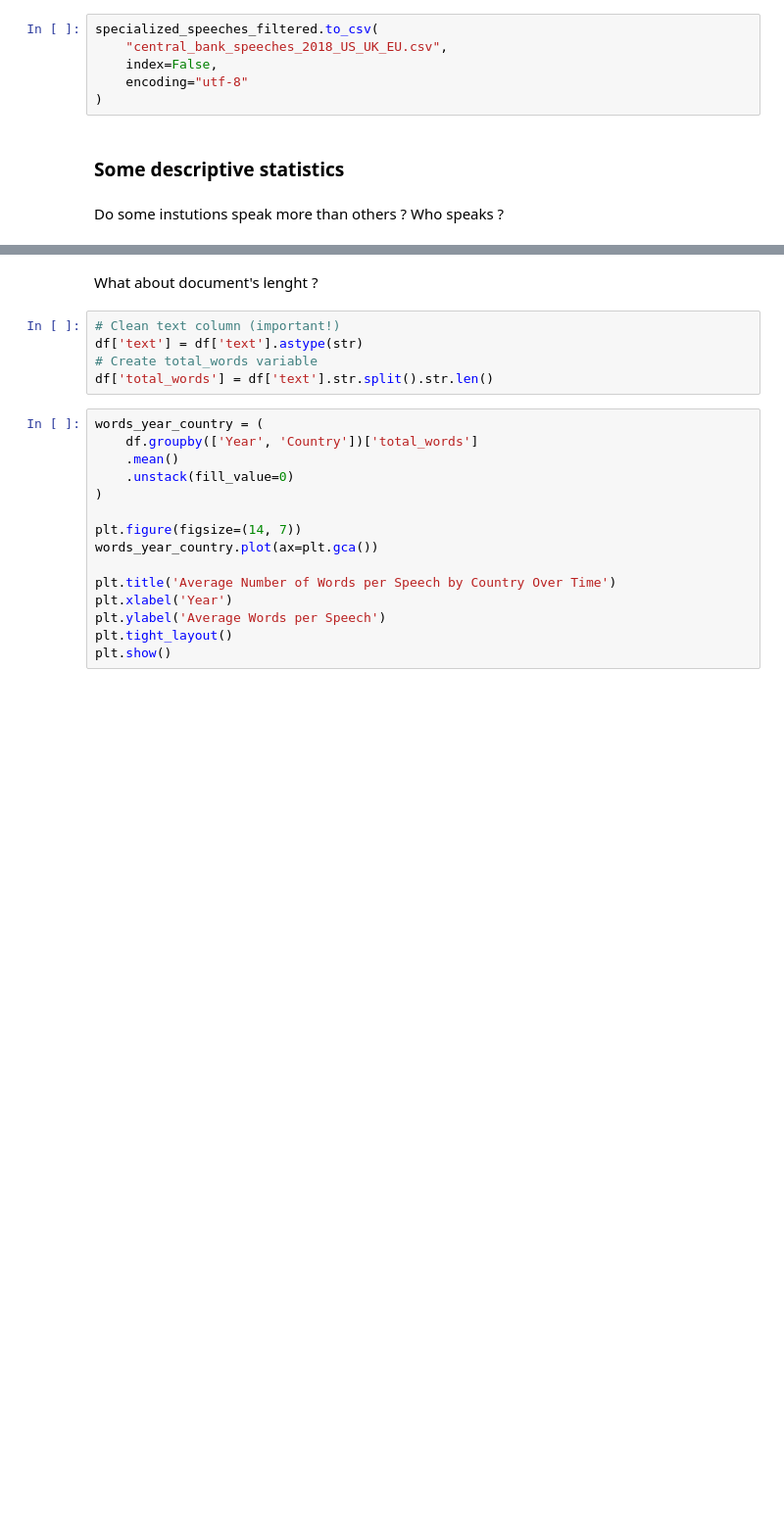
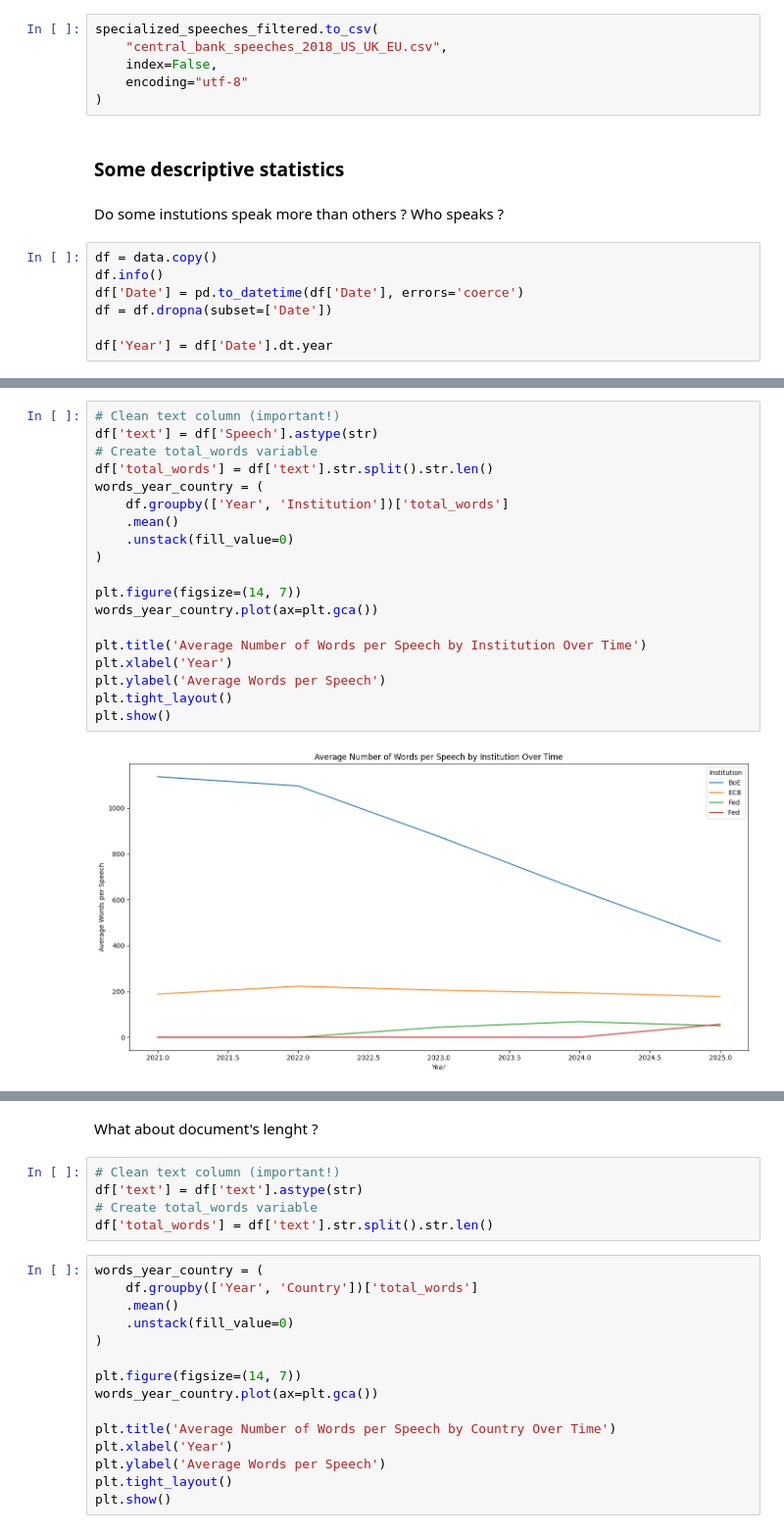
Before and after one commit to lelkamel/nlp_central_banks, a Jupyter notebook: lyna_work/topic_modelling.ipynb, the cells around one changed output, grey strips where cells are left out. Shown at 98% size. Drawn from its saved outputs; the diff is of its cells as text; blank space fills up the shorter version.

```diff
--- a/lyna_work/topic_modelling.ipynb
+++ b/lyna_work/topic_modelling.ipynb
@@ -172,3 +170,10 @@ specialized_speeches_filtered.to_csv(
 ### Some descriptive statistics
 # %% [markdown]
 Do some instutions speak more than others ? Who speaks ?
+# %%
+df = data.copy()
+df.info()
+df['Date'] = pd.to_datetime(df['Date'], errors='coerce')
+df = df.dropna(subset=['Date'])
+
+df['Year'] = df['Date'].dt.year
@@ -174,0 +191,21 @@ Do some instutions speak more than others ? Who speaks ?
+# %%
+# Clean text column (important!)
+df['text'] = df['Speech'].astype(str)
+# Create total_words variable
+df['total_words'] = df['text'].str.split().str.len()
+words_year_country = (
+    df.groupby(['Year', 'Institution'])['total_words']
+    .mean()
+    .unstack(fill_value=0)
+)
+
+plt.figure(figsize=(14, 7))
+words_year_country.plot(ax=plt.gca())
+
+plt.title('Average Number of Words per Speech by Institution Over Time')
+plt.xlabel('Year')
+plt.ylabel('Average Words per Speech')
+plt.tight_layout()
+plt.show()
+# %% [output]
+[figure, added]
```
Also changed, not shown: parts of 11 cells of this notebook.
